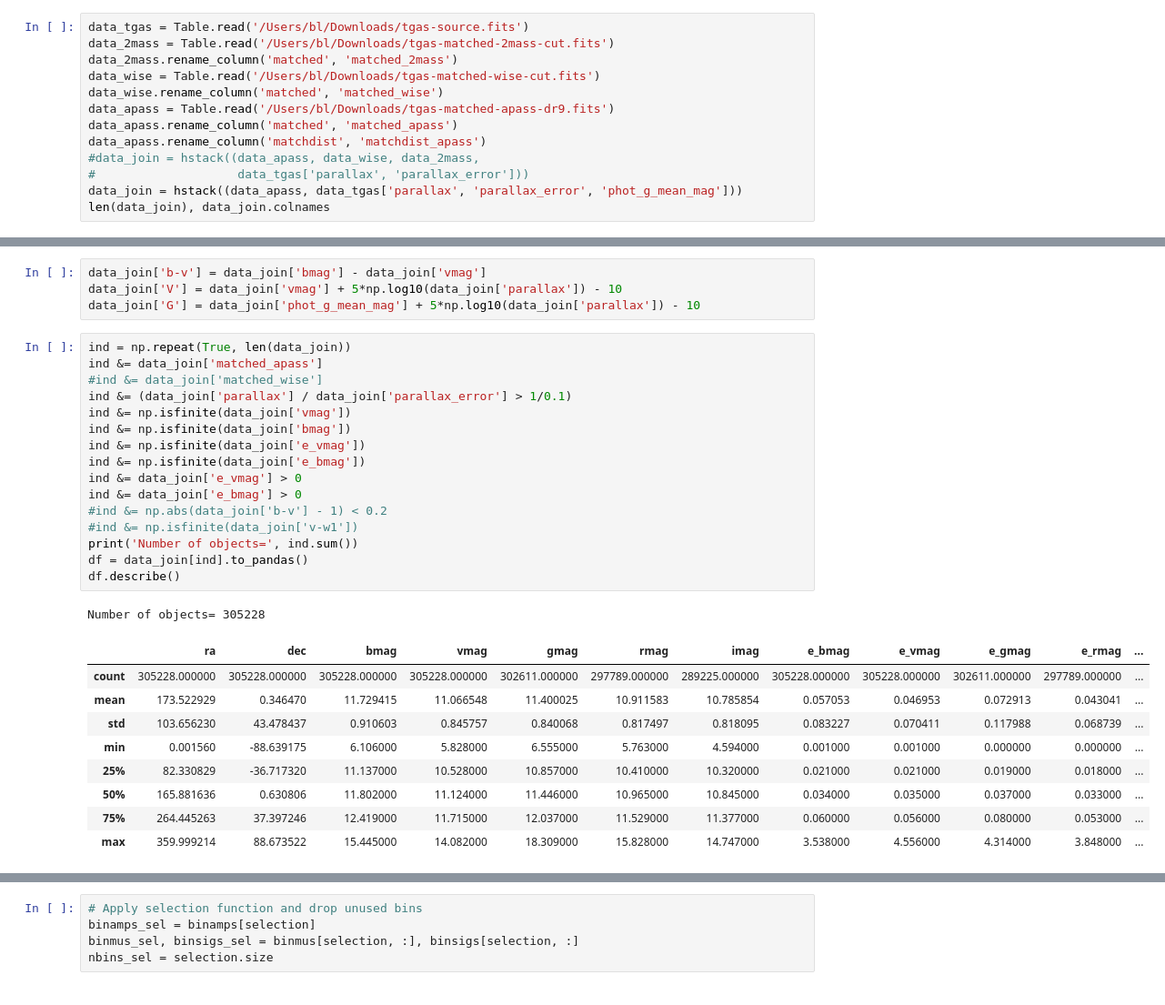
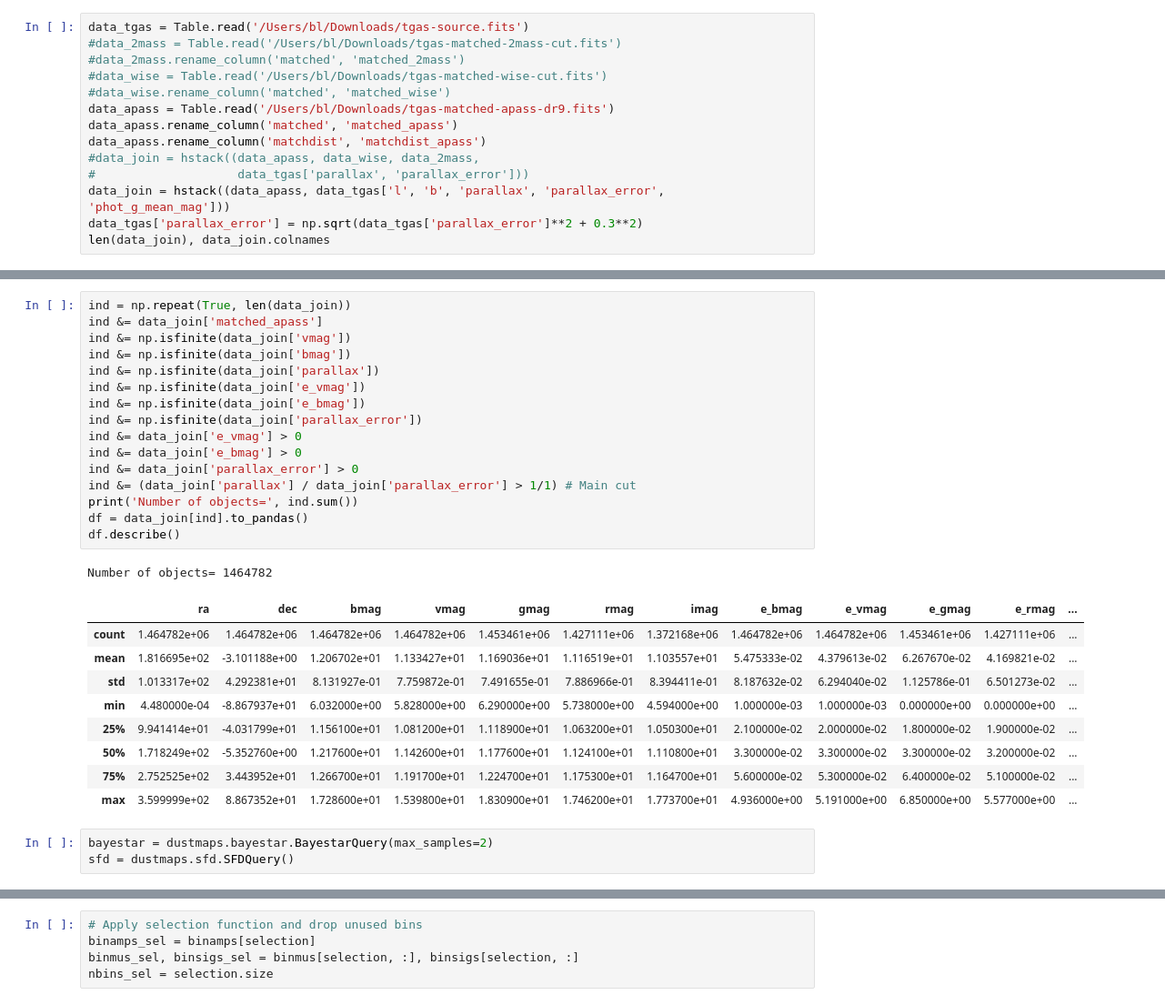
Before and after one commit to errai34/Starlight, a Jupyter notebook: notebooks/Simple HHRD applied to TGAS.ipynb, the cells around one changed output, grey strips where cells are left out. Shown at 91% size. Drawn from its saved outputs; the diff is of its cells as text.

```diff
--- a/notebooks/Simple HHRD applied to TGAS.ipynb
+++ b/notebooks/Simple HHRD applied to TGAS.ipynb
@@ -19,15 +28,16 @@ from starlight.models_cy import *
 # %%
 data_tgas = Table.read('/Users/bl/Downloads/tgas-source.fits')
-data_2mass = Table.read('/Users/bl/Downloads/tgas-matched-2mass-cut.fits')
-data_2mass.rename_column('matched', 'matched_2mass')
-data_wise = Table.read('/Users/bl/Downloads/tgas-matched-wise-cut.fits')
-data_wise.rename_column('matched', 'matched_wise')
+#data_2mass = Table.read('/Users/bl/Downloads/tgas-matched-2mass-cut.fits')
+#data_2mass.rename_column('matched', 'matched_2mass')
+#data_wise = Table.read('/Users/bl/Downloads/tgas-matched-wise-cut.fits')
+#data_wise.rename_column('matched', 'matched_wise')
 data_apass = Table.read('/Users/bl/Downloads/tgas-matched-apass-dr9.fits')
 data_apass.rename_column('matched', 'matched_apass')
 data_apass.rename_column('matchdist', 'matchdist_apass')
 #data_join = hstack((data_apass, data_wise, data_2mass,
 #                    data_tgas['parallax', 'parallax_error']))
-data_join = hstack((data_apass, data_tgas['parallax', 'parallax_error', 'phot_g_mean_mag']))
+data_join = hstack((data_apass, data_tgas['l', 'b', 'parallax', 'parallax_error', 'phot_g_mean_mag']))
+data_tgas['parallax_error'] = np.sqrt(data_tgas['parallax_error']**2 + 0.3**2)
 len(data_join), data_join.colnames
 # %% [output]
 (2057050,
@@ -48,35 +60,34 @@ len(data_join), data_join.colnames
   'parallax',
   'parallax_error',
   'phot_g_mean_mag'])
-# %%
-data_join['b-v'] = data_join['bmag'] - data_join['vmag']
-data_join['V'] = data_join['vmag'] + 5*np.log10(data_join['parallax']) - 10
-data_join['G'] = data_join['phot_g_mean_mag'] + 5*np.log10(data_join['parallax']) - 10
 # %%
 ind = np.repeat(True, len(data_join))
 ind &= data_join['matched_apass']
-#ind &= data_join['matched_wise']
-ind &= (data_join['parallax'] / data_join['parallax_error'] > 1/0.1)
 ind &= np.isfinite(data_join['vmag'])
 ind &= np.isfinite(data_join['bmag'])
+ind &= np.isfinite(data_join['parallax'])
 ind &= np.isfinite(data_join['e_vmag'])
 ind &= np.isfinite(data_join['e_bmag'])
+ind &= np.isfinite(data_join['parallax_error'])
 ind &= data_join['e_vmag'] > 0
 ind &= data_join['e_bmag'] > 0
-#ind &= np.abs(data_join['b-v'] - 1) < 0.2
-#ind &= np.isfinite(data_join['v-w1'])
+ind &= data_join['parallax_error'] > 0
+ind &= (data_join['parallax'] / data_join['parallax_error'] > 1/1) # Main cut
 print('Number of objects=', ind.sum())
 df = data_join[ind].to_pandas()
 df.describe()
 # %% [output]
-Number of objects= 305228
+Number of objects= 1464782
 |  | ra | dec | bmag | vmag | gmag | rmag | imag | e_bmag | e_vmag | e_gmag | e_rmag | ... |
-| count | 305228.000000 | 305228.000000 | 305228.000000 | 305228.000000 | 302611.000000 | 297789.000000 | 289225.000000 | 305228.000000 | 305228.000000 | 302611.000000 | 297789.000000 | ... |
-| mean | 173.522929 | 0.346470 | 11.729415 | 11.066548 | 11.400025 | 10.911583 | 10.785854 | 0.057053 | 0.046953 | 0.072913 | 0.043041 | ... |
-| std | 103.656230 | 43.478437 | 0.910603 | 0.845757 | 0.840068 | 0.817497 | 0.818095 | 0.083227 | 0.070411 | 0.117988 | 0.068739 | ... |
-| min | 0.001560 | -88.639175 | 6.106000 | 5.828000 | 6.555000 | 5.763000 | 4.594000 | 0.001000 | 0.001000 | 0.000000 | 0.000000 | ... |
-| 25% | 82.330829 | -36.717320 | 11.137000 | 10.528000 | 10.857000 | 10.410000 | 10.320000 | 0.021000 | 0.021000 | 0.019000 | 0.018000 | ... |
-| 50% | 165.881636 | 0.630806 | 11.802000 | 11.124000 | 11.446000 | 10.965000 | 10.845000 | 0.034000 | 0.035000 | 0.037000 | 0.033000 | ... |
-| 75% | 264.445263 | 37.397246 | 12.419000 | 11.715000 | 12.037000 | 11.529000 | 11.377000 | 0.060000 | 0.056000 | 0.080000 | 0.053000 | ... |
-| max | 359.999214 | 88.673522 | 15.445000 | 14.082000 | 18.309000 | 15.828000 | 14.747000 | 3.538000 | 4.556000 | 4.314000 | 3.848000 | ... |
+| count | 1.464782e+06 | 1.464782e+06 | 1.464782e+06 | 1.464782e+06 | 1.453461e+06 | 1.427111e+06 | 1.372168e+06 | 1.464782e+06 | 1.464782e+06 | 1.453461e+06 | 1.427111e+06 | ... |
+| mean | 1.816695e+02 | -3.101188e+00 | 1.206702e+01 | 1.133427e+01 | 1.169036e+01 | 1.116519e+01 | 1.103557e+01 | 5.475333e-02 | 4.379613e-02 | 6.267670e-02 | 4.169821e-02 | ... |
+| std | 1.013317e+02 | 4.292381e+01 | 8.131927e-01 | 7.759872e-01 | 7.491655e-01 | 7.886966e-01 | 8.394411e-01 | 8.187632e-02 | 6.294040e-02 | 1.125786e-01 | 6.501273e-02 | ... |
+| min | 4.480000e-04 | -8.867937e+01 | 6.032000e+00 | 5.828000e+00 | 6.290000e+00 | 5.738000e+00 | 4.594000e+00 | 1.000000e-03 | 1.000000e-03 | 0.000000e+00 | 0.000000e+00 | ... |
+| 25% | 9.941414e+01 | -4.031799e+01 | 1.156100e+01 | 1.081200e+01 | 1.118900e+01 | 1.063200e+01 | 1.050300e+01 | 2.100000e-02 | 2.000000e-02 | 1.800000e-02 | 1.900000e-02 | ... |
+| 50% | 1.718249e+02 | -5.352760e+00 | 1.217600e+01 | 1.142600e+01 | 1.177600e+01 | 1.124100e+01 | 1.110800e+01 | 3.300000e-02 | 3.300000e-02 | 3.300000e-02 | 3.200000e-02 | ... |
+| 75% | 2.752525e+02 | 3.443952e+01 | 1.266700e+01 | 1.191700e+01 | 1.224700e+01 | 1.175300e+01 | 1.164700e+01 | 5.600000e-02 | 5.300000e-02 | 6.400000e-02 | 5.100000e-02 | ... |
+| max | 3.599999e+02 | 8.867352e+01 | 1.728600e+01 | 1.539800e+01 | 1.830900e+01 | 1.746200e+01 | 1.773700e+01 | 4.936000e+00 | 5.191000e+00 | 6.850000e+00 | 5.577000e+00 | ... |
+# %%
+bayestar = dustmaps.bayestar.BayestarQuery(max_samples=2)
+sfd = dustmaps.sfd.SFDQuery()
 # %%
```
Also changed, not shown: parts of 78 cells of this notebook, 21 other files.
